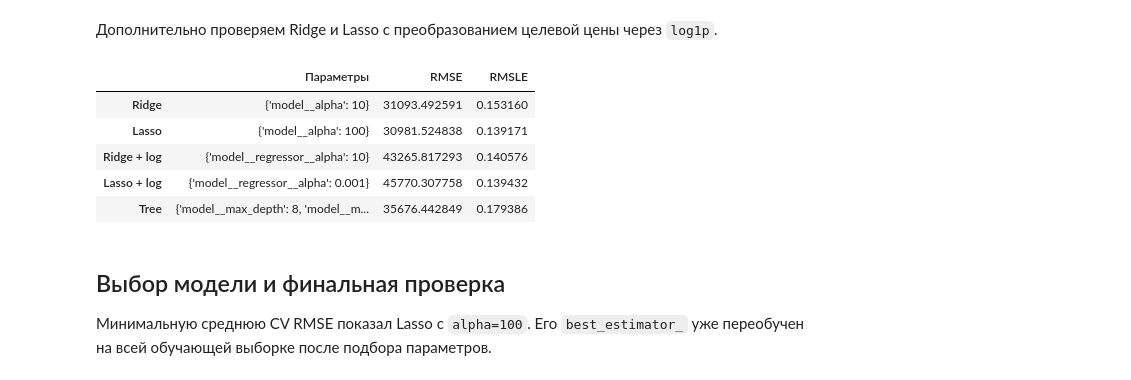
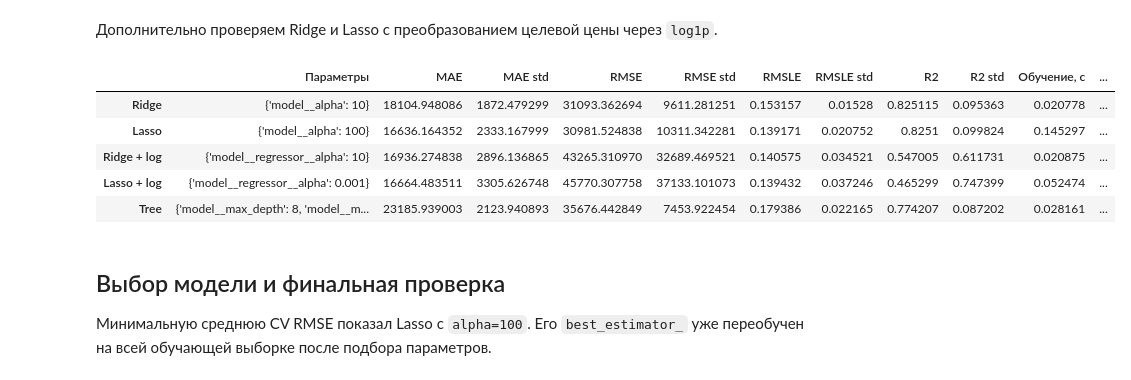
Before and after one commit to nanosecops/house-prices, a Jupyter notebook: house_prices.ipynb, the cells around one changed output. Cells and saved outputs as stored; diff of their text form; code cells hidden in the pictures.

Commit message:
add new models

```diff
--- a/house_prices.ipynb
+++ b/house_prices.ipynb
@@ -918,32 +917,42 @@ search_lasso_log = tune_model(
 # %%
 # Лучшие по CV RMSE настройки всех пяти вариантов.
 results = pd.DataFrame(
     {
         "Ridge": pd.DataFrame(search_ridge.cv_results_).loc[search_ridge.best_index_],
         "Lasso": pd.DataFrame(search_lasso.cv_results_).loc[search_lasso.best_index_],
         "Ridge + log": pd.DataFrame(search_ridge_log.cv_results_).loc[
             search_ridge_log.best_index_
         ],
         "Lasso + log": pd.DataFrame(search_lasso_log.cv_results_).loc[
             search_lasso_log.best_index_
         ],
         "Tree": pd.DataFrame(search_three_wide.cv_results_).loc[
             search_three_wide.best_index_
         ],
     }
 ).T
 
-results = results.reindex(columns=["params", "mean_test_RMSE", "mean_test_RMSLE"])
-results.columns = ["Параметры", "RMSE", "RMSLE"]
-results[["RMSE", "RMSLE"]] = -results[["RMSE", "RMSLE"]].astype(float)
-display(results)
+results = results.reindex(columns=[
+    "params", "mean_test_MAE", "std_test_MAE",
+    "mean_test_RMSE", "std_test_RMSE",
+    "mean_test_RMSLE", "std_test_RMSLE",
+    "mean_test_R2", "std_test_R2", "mean_fit_time", "std_fit_time",
+])
+results.columns = [
+    "Параметры", "MAE", "MAE std", "RMSE", "RMSE std",
+    "RMSLE", "RMSLE std", "R2", "R2 std",
+    "Обучение, с", "Обучение std, с",
+]
+results[["MAE", "RMSE", "RMSLE"]] = -results[["MAE", "RMSE", "RMSLE"]].astype(float)
+with pd.option_context("display.max_columns", None, "display.max_colwidth", None):
+    display(results)
 # %% [output]
-|  | Параметры | RMSE | RMSLE |
-| Ridge | {'model__alpha': 10} | 31093.492591 | 0.153160 |
-| Lasso | {'model__alpha': 100} | 30981.524838 | 0.139171 |
-| Ridge + log | {'model__regressor__alpha': 10} | 43265.817293 | 0.140576 |
-| Lasso + log | {'model__regressor__alpha': 0.001} | 45770.307758 | 0.139432 |
-| Tree | {'model__max_depth': 8, 'model__m... | 35676.442849 | 0.179386 |
+|  | Параметры | MAE | MAE std | RMSE | RMSE std | RMSLE | RMSLE std | R2 | R2 std | Обучение, с | ... |
+| Ridge | {'model__alpha': 10} | 18104.948086 | 1872.479299 | 31093.362694 | 9611.281251 | 0.153157 | 0.01528 | 0.825115 | 0.095363 | 0.020778 | ... |
+| Lasso | {'model__alpha': 100} | 16636.164352 | 2333.167999 | 30981.524838 | 10311.342281 | 0.139171 | 0.020752 | 0.8251 | 0.099824 | 0.145297 | ... |
+| Ridge + log | {'model__regressor__alpha': 10} | 16936.274838 | 2896.136865 | 43265.310970 | 32689.469521 | 0.140575 | 0.034521 | 0.547005 | 0.611731 | 0.020875 | ... |
+| Lasso + log | {'model__regressor__alpha': 0.001} | 16664.483511 | 3305.626748 | 45770.307758 | 37133.101073 | 0.139432 | 0.037246 | 0.465299 | 0.747399 | 0.052474 | ... |
+| Tree | {'model__max_depth': 8, 'model__m... | 23185.939003 | 2123.940893 | 35676.442849 | 7453.922454 | 0.179386 | 0.022165 | 0.774207 | 0.087202 | 0.028161 | ... |
 # %% [markdown]
 ## Выбор модели и финальная проверка
 
```
Also changed, not shown: parts of 25 cells of this notebook.
